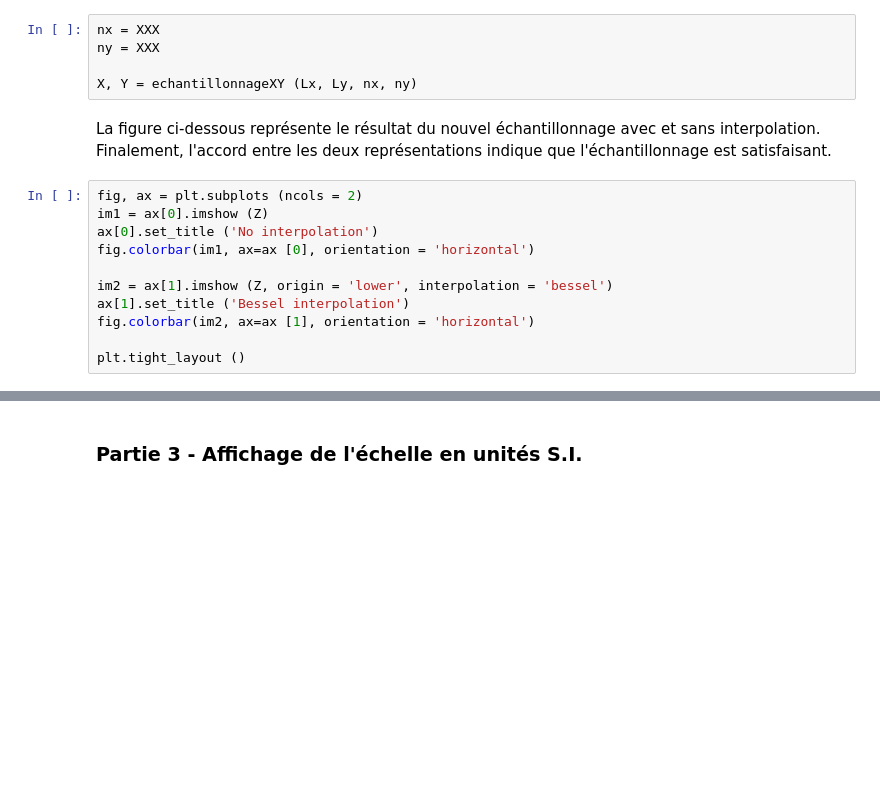
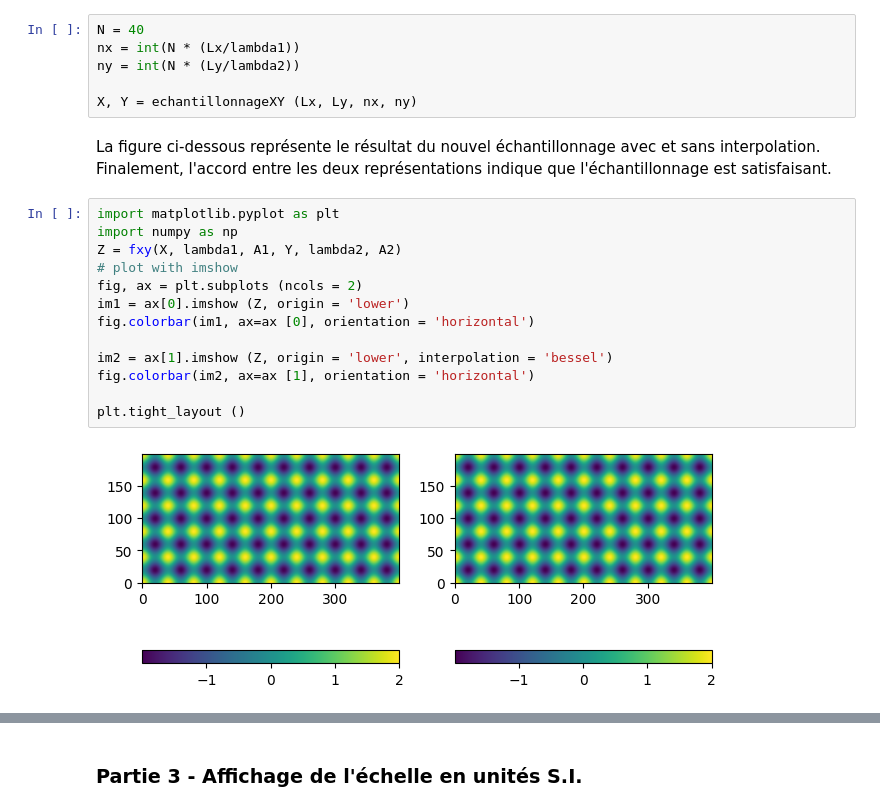
Before and after one commit to Paol06/S4_python_phys, a Jupyter notebook: PH461/TD/TD2/TD2_affichage_2D.ipynb, the cells around one changed output, grey strips where cells are left out. Cells and saved outputs as stored; diff of their text form; blank space fills up the shorter version.

```diff
--- a/PH461/TD/TD2/TD2_affichage_2D.ipynb
+++ b/PH461/TD/TD2/TD2_affichage_2D.ipynb
@@ -80,24 +151,29 @@ Pour la suite, on choisira un maillage contenant 40 points par période dans cha
 
 6. Calculer les nouvelles valeurs de $n_x$ et $n_y$
 # %%
-nx = XXX
-ny = XXX
+N = 40
+nx = int(N * (Lx/lambda1))
+ny = int(N * (Ly/lambda2))
 
 X, Y = echantillonnageXY (Lx, Ly, nx, ny)
 # %% [markdown]
 La figure ci-dessous représente le résultat du nouvel échantillonnage avec et sans interpolation.
 Finalement, l'accord entre les deux représentations indique que l'échantillonnage est satisfaisant.
 # %%
+import matplotlib.pyplot as plt
+import numpy as np
+Z = fxy(X, lambda1, A1, Y, lambda2, A2)
+# plot with imshow
 fig, ax = plt.subplots (ncols = 2)
-im1 = ax[0].imshow (Z)
-ax[0].set_title ('No interpolation')
+im1 = ax[0].imshow (Z, origin = 'lower')
 fig.colorbar(im1, ax=ax [0], orientation = 'horizontal')
 
 im2 = ax[1].imshow (Z, origin = 'lower', interpolation = 'bessel')
-ax[1].set_title ('Bessel interpolation')
 fig.colorbar(im2, ax=ax [1], orientation = 'horizontal')
 
 plt.tight_layout ()
+# %% [output]
+[figure, added]
 # %% [markdown]
 ![](data/partie2-6.png)
 # %% [markdown]
```
Also changed, not shown: parts of 10 cells of this notebook, 2 other files.
